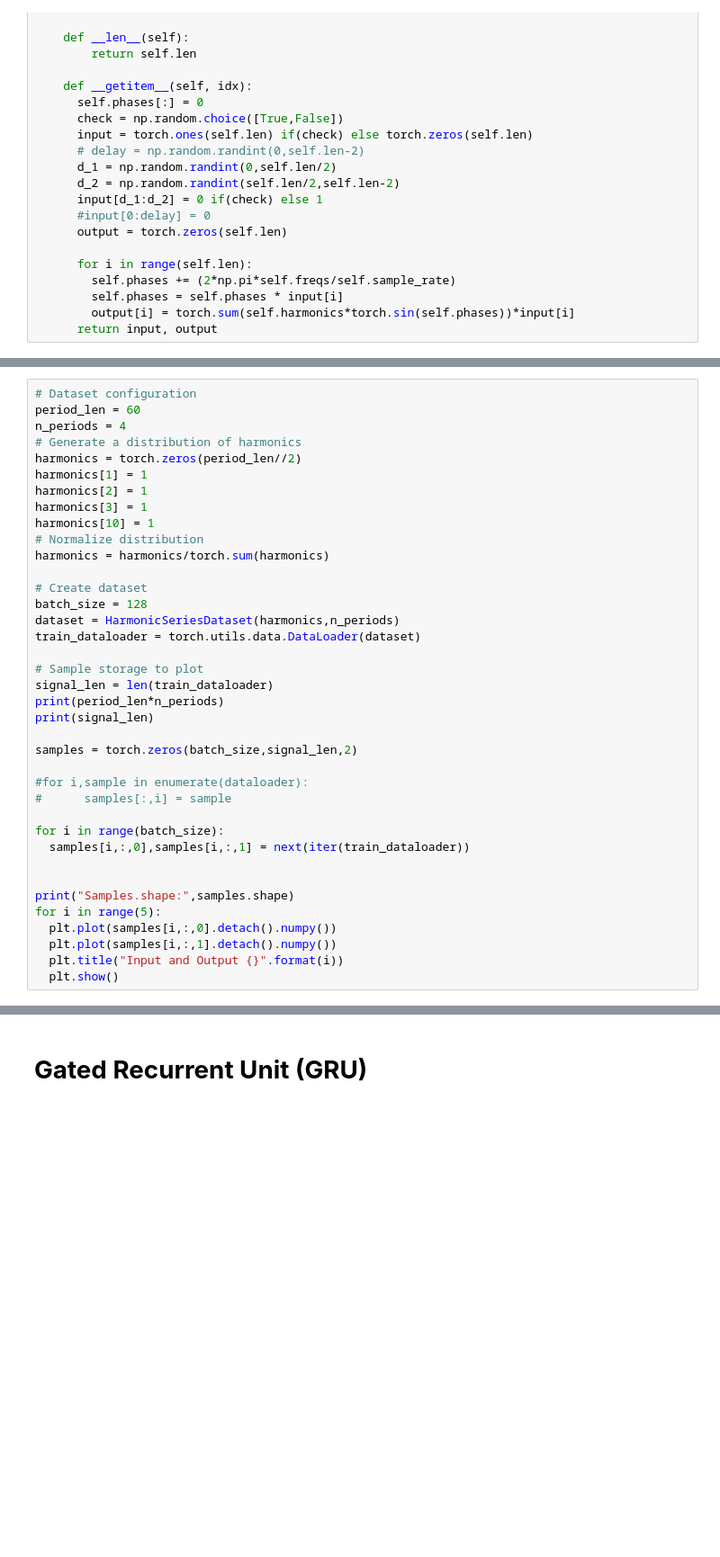
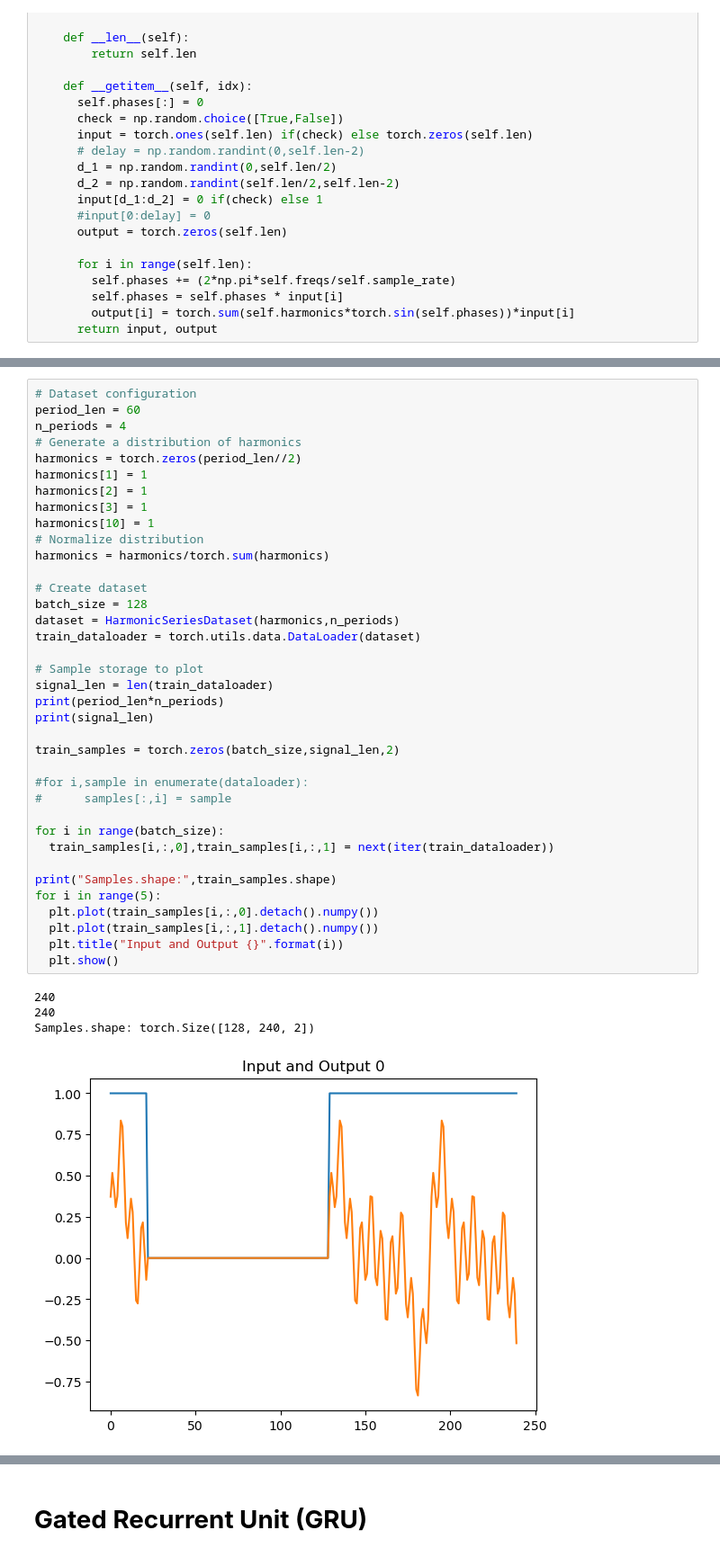
Before and after one commit to gregogiudici/Dynamic-Interpolation, a Jupyter notebook: GRU_step_dataset.ipynb, the cells around one changed output, grey strips where cells are left out. Shown at 90% size. Saved outputs shown, nothing was run; the diff lists cells and outputs as text; blank space fills up the shorter version.

```diff
--- a/GRU_step_dataset.ipynb
+++ b/GRU_step_dataset.ipynb
@@ -78,36 +81,40 @@ Let's generate a dataset and plot its content.
 period_len = 60
 n_periods = 4
 # Generate a distribution of harmonics
 harmonics = torch.zeros(period_len//2)
 harmonics[1] = 1
 harmonics[2] = 1
 harmonics[3] = 1
 harmonics[10] = 1
 # Normalize distribution
 harmonics = harmonics/torch.sum(harmonics)
 
 # Create dataset
 batch_size = 128
 dataset = HarmonicSeriesDataset(harmonics,n_periods)
 train_dataloader = torch.utils.data.DataLoader(dataset)
 
 # Sample storage to plot
 signal_len = len(train_dataloader)
 print(period_len*n_periods)
 print(signal_len)
 
-samples = torch.zeros(batch_size,signal_len,2)
+train_samples = torch.zeros(batch_size,signal_len,2)
 
 #for i,sample in enumerate(dataloader):
 #      samples[:,i] = sample
 
 for i in range(batch_size):
-  samples[i,:,0],samples[i,:,1] = next(iter(train_dataloader))
+  train_samples[i,:,0],train_samples[i,:,1] = next(iter(train_dataloader))
 
-
-print("Samples.shape:",samples.shape)
+print("Samples.shape:",train_samples.shape)
 for i in range(5):
-  plt.plot(samples[i,:,0].detach().numpy())
-  plt.plot(samples[i,:,1].detach().numpy())
+  plt.plot(train_samples[i,:,0].detach().numpy())
+  plt.plot(train_samples[i,:,1].detach().numpy())
   plt.title("Input and Output {}".format(i))
   plt.show()
+# %% [output]
+240
+240
+Samples.shape: torch.Size([128, 240, 2])
+[figure, added]
```
Also changed, not shown: parts of 10 cells of this notebook, 5 other files.
